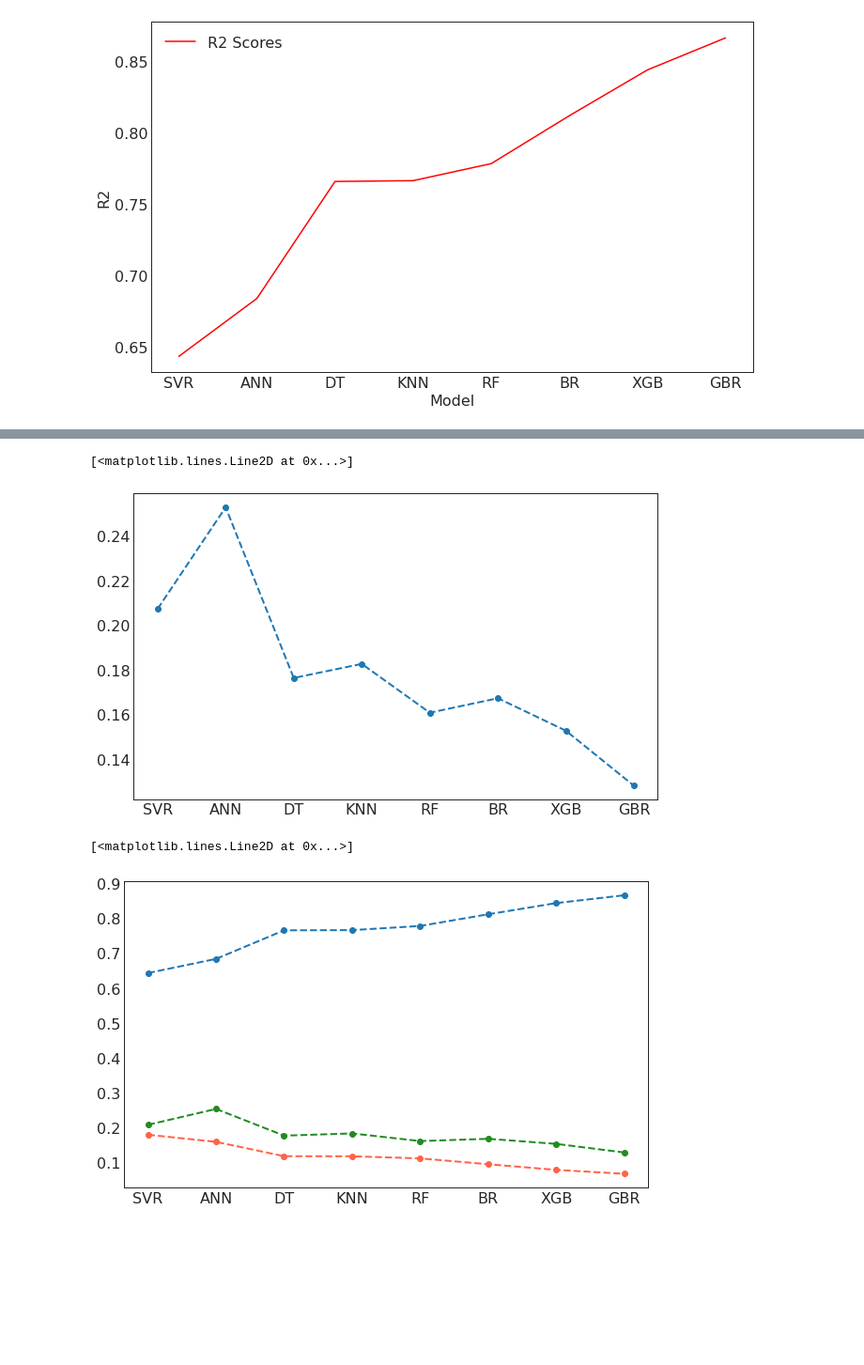
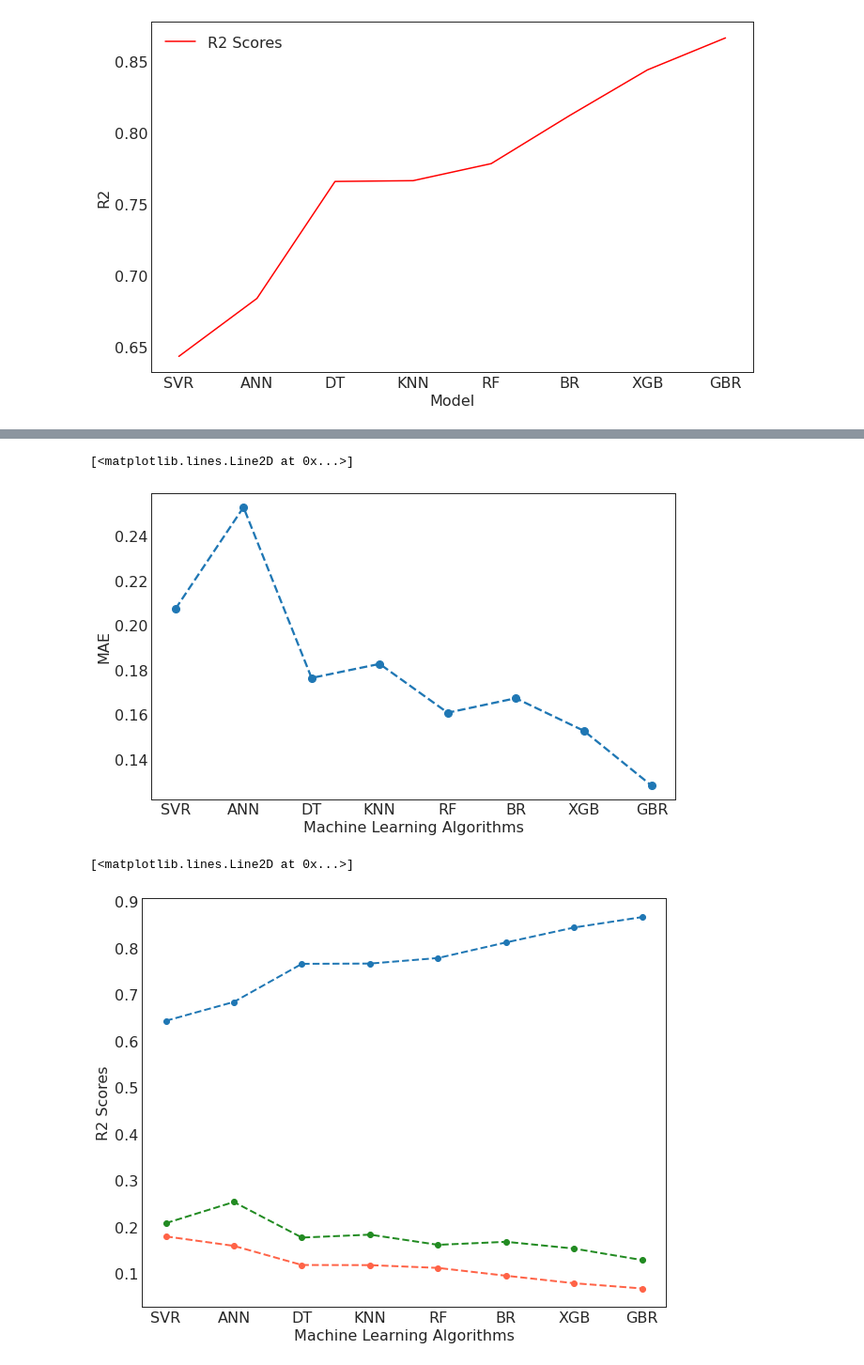
Before and after one commit to Sujal-vajire/Machine-learning-models, a Jupyter notebook: Comparative_Study_of_Various_Machine_Learning_Models_to_Predict_Fatigue_Crack_Growth_Rate.ipynb, the cells around one changed output, grey strips where cells are left out. Shown at 94% size. Saved outputs shown, nothing was run; the diff lists cells and outputs as text; code cells hidden in the pictures; blank space fills up the shorter version.

```diff
--- a/Comparative_Study_of_Various_Machine_Learning_Models_to_Predict_Fatigue_Crack_Growth_Rate.ipynb
+++ b/Comparative_Study_of_Various_Machine_Learning_Models_to_Predict_Fatigue_Crack_Growth_Rate.ipynb
@@ -428,27 +433,33 @@ f = plt.figure()
 f.set_figwidth(10)
 f.set_figheight(6)
 
-plt.plot(MAE, M2, marker = "o", linestyle='dashed', linewidth=2 )
+plt.xlabel('Machine Learning Algorithms')
+plt.ylabel('MAE')
+plt.savefig("MAE.png", format="png", dpi=600)
+plt.plot(MAE, M2, marker = "o", markersize=8, linestyle='dashed', linewidth=2.3 )
 # %% [output]
 [<matplotlib.lines.Line2D at 0x...>]
-[figure, old version]
+[figure, new version]
 # %%
 Data = pd.read_excel('R2.xlsx')
 Model = Data.iloc[:, -1].values
 MAE = Data.iloc[:, -2].values
 MSE = Data.iloc[:, -3].values
 R2 = Data.iloc[:, -4].values
 
 f = plt.figure()
 f.set_figwidth(10)
-f.set_figheight(6)
+f.set_figheight(8)
 
+plt.xlabel('Machine Learning Algorithms')
+plt.ylabel('R2 Scores')
+plt.savefig("Final_Results2.png", format="png", dpi=600)
 plt.plot(Model, R2, marker = "o", linestyle='dashed', linewidth=2 )
 plt.plot(Model, MAE, marker = "o", linestyle='dashed', linewidth=2 , color= 'forestgreen' )
 plt.plot(Model, MSE, marker = "o", linestyle='dashed', linewidth=2 , color= 'tomato')
 # %% [output]
 [<matplotlib.lines.Line2D at 0x...>]
-[figure, old version]
+[figure, new version]
 # %%
 Data = pd.read_excel('R2.xlsx')
 Model = Data.iloc[:, -1].values
```
Also changed, not shown: parts of 3 cells of this notebook.
